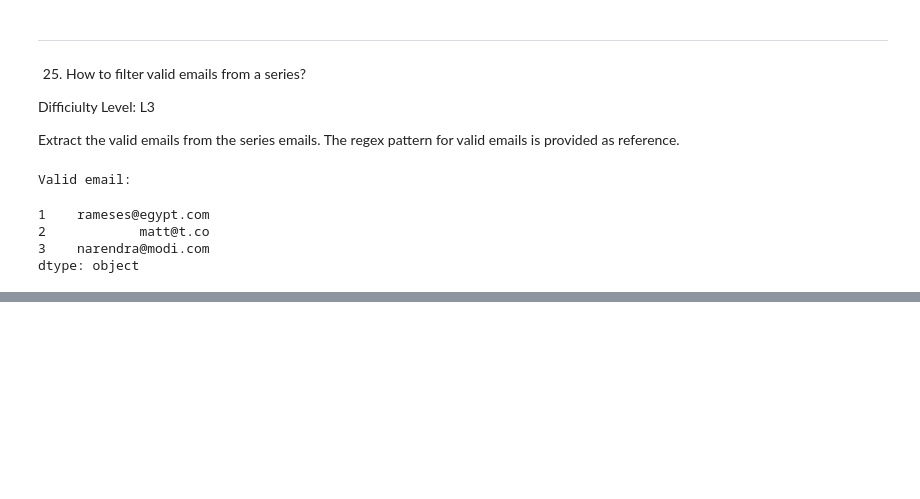
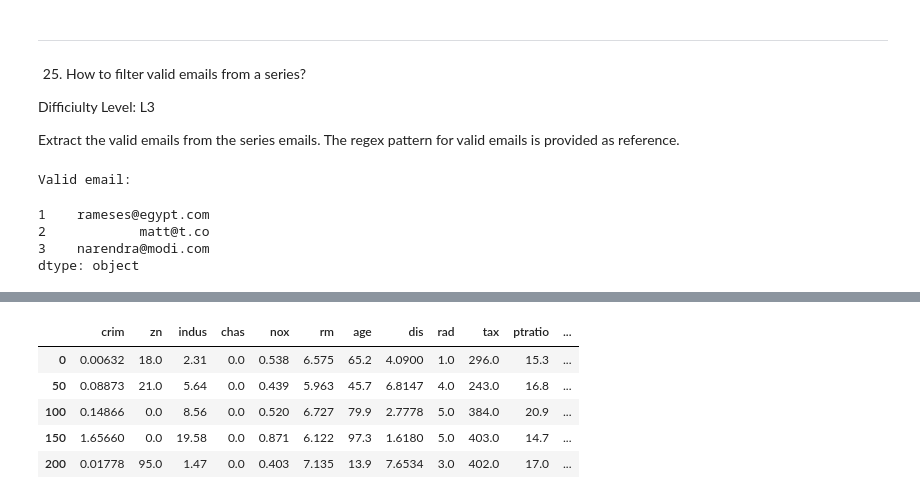
Before and after one commit to OdincovMD/101-pandas, a Jupyter notebook: solutions.ipynb, the cells around one changed output, grey strips where cells are left out. Saved outputs shown, nothing was run; the diff lists cells and outputs as text; code cells hidden in the pictures; blank space fills up the shorter version.

```diff
--- a/solutions.ipynb
+++ b/solutions.ipynb
@@ -515,0 +674,12 @@ dtype: object
+# %%
+df = pd.read_csv('https://raw.githubusercontent.com/selva86/datasets/master/BostonHousing.csv', chunksize=50)
+df2 = pd.concat([chunk.iloc[0] for chunk in df], axis=1)
+df2 = df2.transpose()
+df2.head()
+# %% [output]
+|  | crim | zn | indus | chas | nox | rm | age | dis | rad | tax | ptratio | ... |
+| 0 | 0.00632 | 18.0 | 2.31 | 0.0 | 0.538 | 6.575 | 65.2 | 4.0900 | 1.0 | 296.0 | 15.3 | ... |
+| 50 | 0.08873 | 21.0 | 5.64 | 0.0 | 0.439 | 5.963 | 45.7 | 6.8147 | 4.0 | 243.0 | 16.8 | ... |
+| 100 | 0.14866 | 0.0 | 8.56 | 0.0 | 0.520 | 6.727 | 79.9 | 2.7778 | 5.0 | 384.0 | 20.9 | ... |
+| 150 | 1.65660 | 0.0 | 19.58 | 0.0 | 0.871 | 6.122 | 97.3 | 1.6180 | 5.0 | 403.0 | 14.7 | ... |
+| 200 | 0.01778 | 95.0 | 1.47 | 0.0 | 0.403 | 7.135 | 13.9 | 7.6534 | 3.0 | 402.0 | 17.0 | ... |
```
Also changed, not shown: parts of 49 cells of this notebook.
